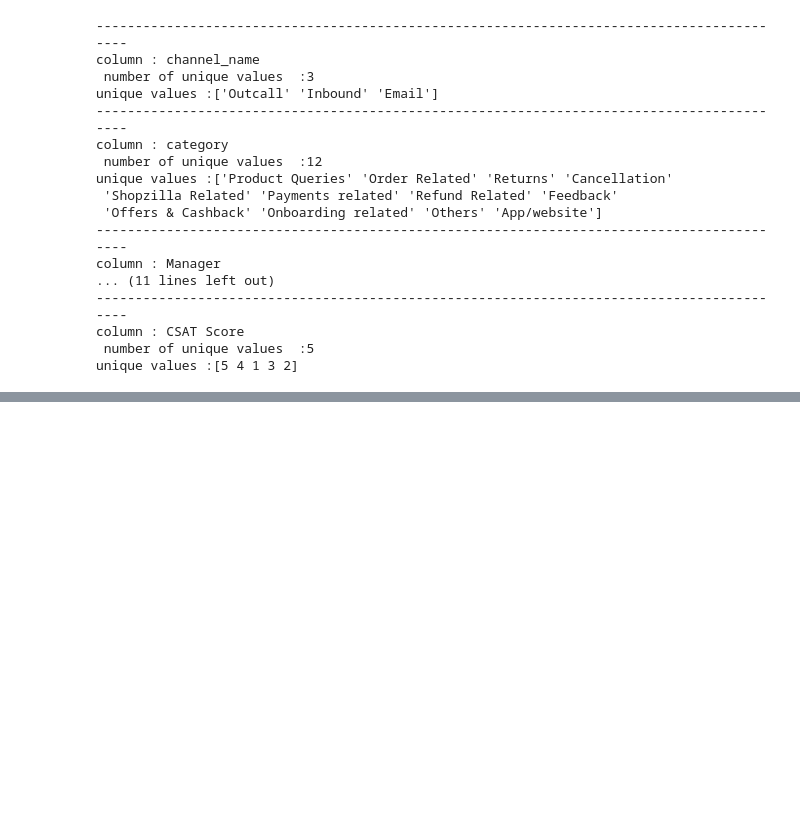
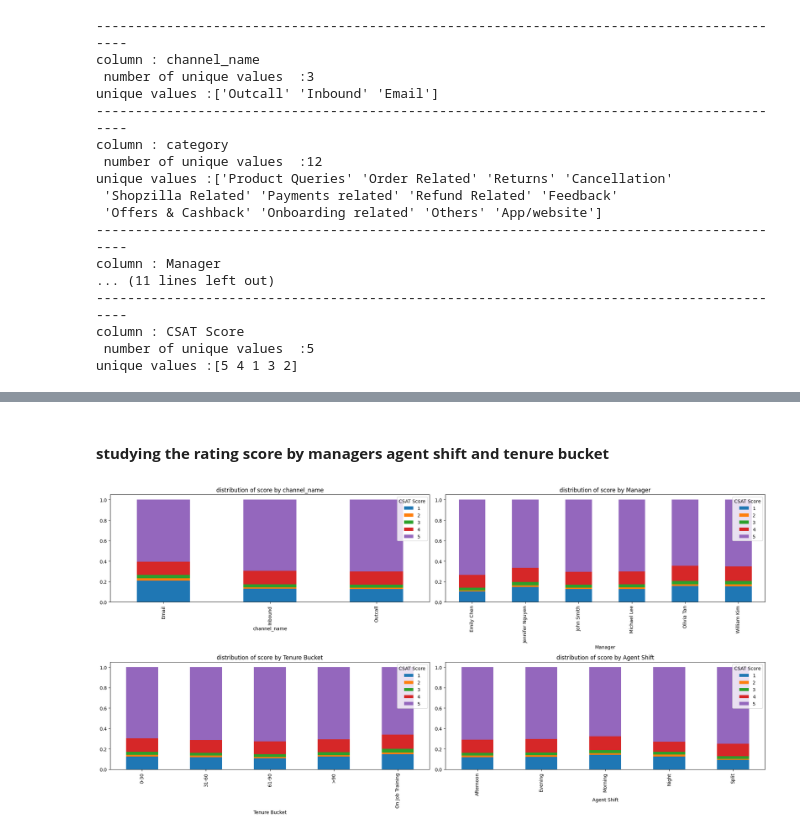
Before and after one commit to YassineSdk/customer_support_analysis, a Jupyter notebook: analysis.ipynb, the cells around one changed output, grey strips where cells are left out. Cells and saved outputs as stored; diff of their text form; code cells hidden in the pictures; blank space fills up the shorter version.

```diff
--- a/analysis.ipynb
+++ b/analysis.ipynb
@@ -155,0 +229,16 @@ plt.tight_layout()
+# %% [markdown]
+#### **studying the rating score by managers agent shift and tenure bucket**
+# %%
+fig , ax = plt.subplots(2,2, figsize=(20,10))
+ax = ax.flatten()
+
+for i ,col in enumerate(['channel_name',
+'Manager',
+'Tenure Bucket',
+'Agent Shift']):
+    data = pd.crosstab(df[col],df['CSAT Score'],normalize='index')
+    data.plot(kind='bar',stacked=True,ax=ax[i])
+    ax[i].set_title(f'distribution of score by {col}')
+plt.tight_layout()
+# %% [output]
+[figure, added]
```
Also changed, not shown: parts of 35 cells of this notebook.
